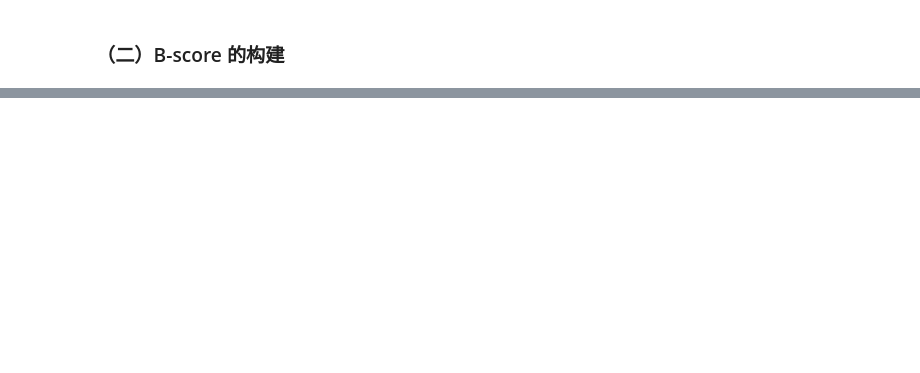
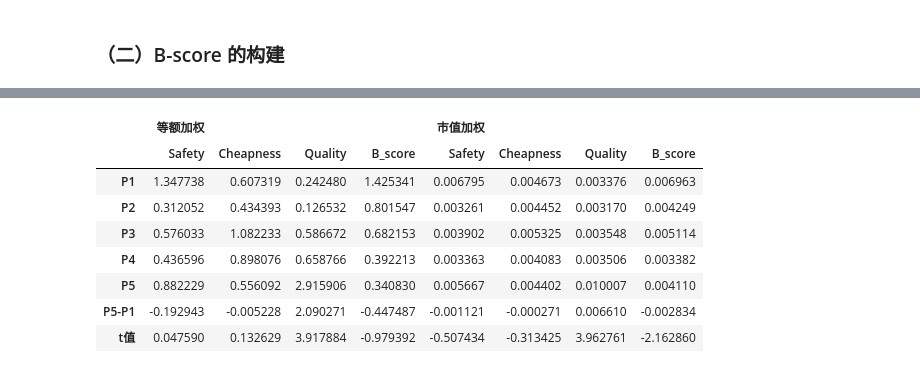
Before and after one commit to dafuzhuu/value_strategy, a Jupyter notebook: term project/main/main.ipynb, the cells around one changed output, grey strips where cells are left out. Saved outputs shown, nothing was run; the diff lists cells and outputs as text; code cells hidden in the pictures; blank space fills up the shorter version.

```diff
--- a/term project/main/main.ipynb
+++ b/term project/main/main.ipynb
@@ -140,0 +219,7 @@ inc_data = process_data(raw_data, "inc")
+# %%
+data = {}
+all_variables = os.listdir("../output/")
+for var in all_variables:
+    if ".csv" in var:
+        tmp_df = pd.read_csv("../output/"+var, index_col=0)
+        data[var.split(".")[0]] = tmp_df.fillna(0)
@@ -140,0 +369,40 @@ inc_data = process_data(raw_data, "inc")
+# %%
+indicator_mapping = {
+    "Safety": Safety(),
+    "Cheapness": Cheapness(),
+    "Quality": Quality(),
+    "B_score": B_score()
+}
+
+def single_fac_test_unadj(indicator_mapping):
+    """
+    Iterate across all scores used for sorting
+    """
+    portfolio_name = [f"P{i+1}" for i in range(5)] + ["P5-P1"]
+    avg_output = pd.DataFrame(0., columns=portfolio_name, index=list(indicator_mapping.keys()))
+    size_output = pd.DataFrame(0., columns=portfolio_name, index=list(indicator_mapping.keys()))
+
+    for ind in tqdm(list(indicator_mapping.keys())):
+        avg_w_df, size_w_df = get_portfolio_return(indicator_mapping[ind])
+        avg_w_ret, size_w_ret, avg_t, size_t = get_unadjusted_return(avg_w_df, size_w_df)
+        avg_output.loc[ind, portfolio_name] = avg_w_ret
+        size_output.loc[ind, portfolio_name] = size_w_ret
+        avg_output.loc[ind, "t值"] = avg_t
+        size_output.loc[ind, "t值"] = size_t
+
+    unadjusted_output = pd.concat([avg_output, size_output], keys=["等额加权", "市值加权"]).T
+    store_csv(unadjusted_output, "未经风险调整的收益率", rel_dir="panels")
+
+    return unadjusted_output
+# %%
+single_fac_test_unadj(indicator_mapping)
+# %% [output]
+|  | 等额加权 |  |  |  | 市值加权 |  |  |  |
+|  | Safety | Cheapness | Quality | B_score | Safety | Cheapness | Quality | B_score |
+| P1 | 1.347738 | 0.607319 | 0.242480 | 1.425341 | 0.006795 | 0.004673 | 0.003376 | 0.006963 |
+| P2 | 0.312052 | 0.434393 | 0.126532 | 0.801547 | 0.003261 | 0.004452 | 0.003170 | 0.004249 |
+| P3 | 0.576033 | 1.082233 | 0.586672 | 0.682153 | 0.003902 | 0.005325 | 0.003548 | 0.005114 |
+| P4 | 0.436596 | 0.898076 | 0.658766 | 0.392213 | 0.003363 | 0.004083 | 0.003506 | 0.003382 |
+| P5 | 0.882229 | 0.556092 | 2.915906 | 0.340830 | 0.005667 | 0.004402 | 0.010007 | 0.004110 |
+| P5-P1 | -0.192943 | -0.005228 | 2.090271 | -0.447487 | -0.001121 | -0.000271 | 0.006610 | -0.002834 |
+| t值 | 0.047590 | 0.132629 | 3.917884 | -0.979392 | -0.507434 | -0.313425 | 3.962761 | -2.162860 |
```
Also changed, not shown: parts of 41 cells of this notebook, 42 other files.
